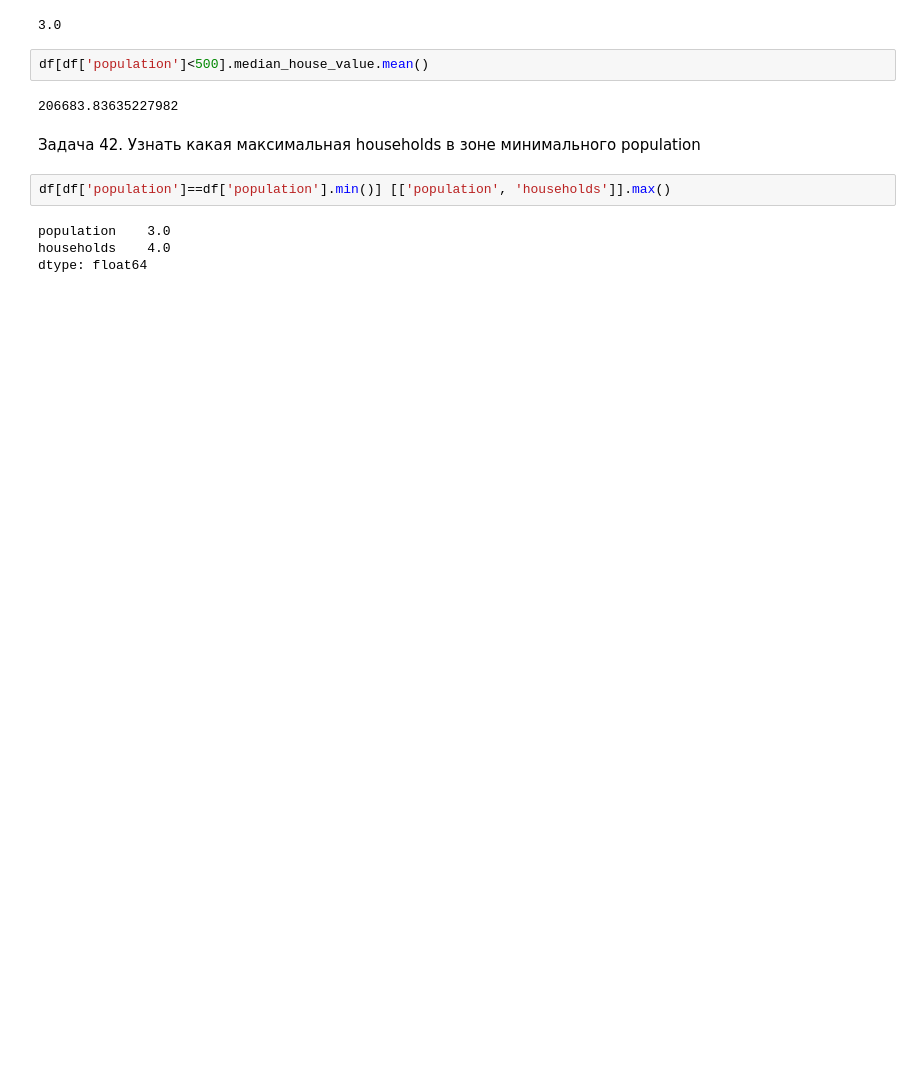
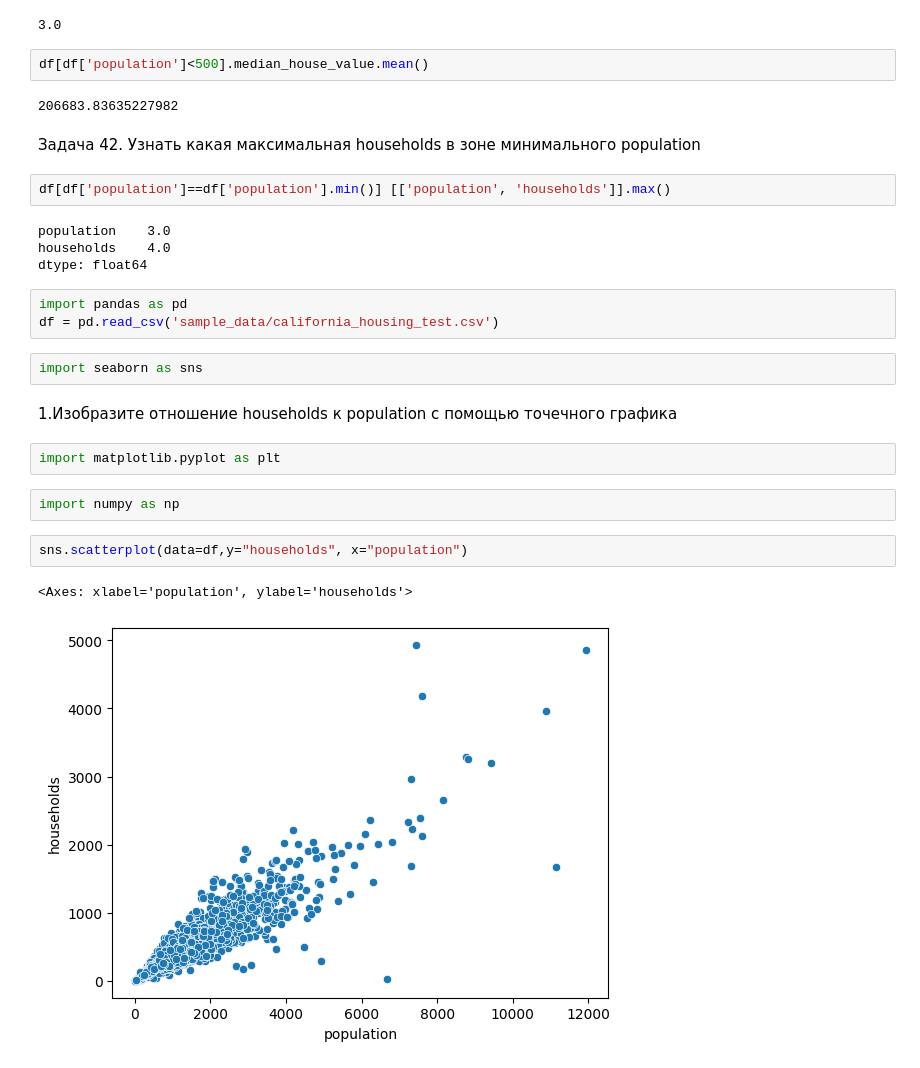
Before and after one commit to Rina-Pavluk/brave4075, a Jupyter notebook: Untitled0.ipynb, the cells around one changed output. Saved outputs shown, nothing was run; the diff lists cells and outputs as text; blank space fills up the shorter version.

```diff
--- a/Untitled0.ipynb
+++ b/Untitled0.ipynb
@@ -199,3 +199,19 @@ df[df['population']==df['population'].min()] [['population', 'households']].max(
 population    3.0
 households    4.0
 dtype: float64
+# %%
+import pandas as pd
+df = pd.read_csv('sample_data/california_housing_test.csv')
+# %%
+import seaborn as sns
+# %% [markdown]
+1.Изобразите отношение households  к population с помощью точечного графика
+# %%
+import matplotlib.pyplot as plt
+# %%
+import numpy as np
+# %%
+sns.scatterplot(data=df,y="households", x="population")
+# %% [output]
+<Axes: xlabel='population', ylabel='households'>
+[figure, added]
```
Also changed, not shown: parts of 36 cells of this notebook.
